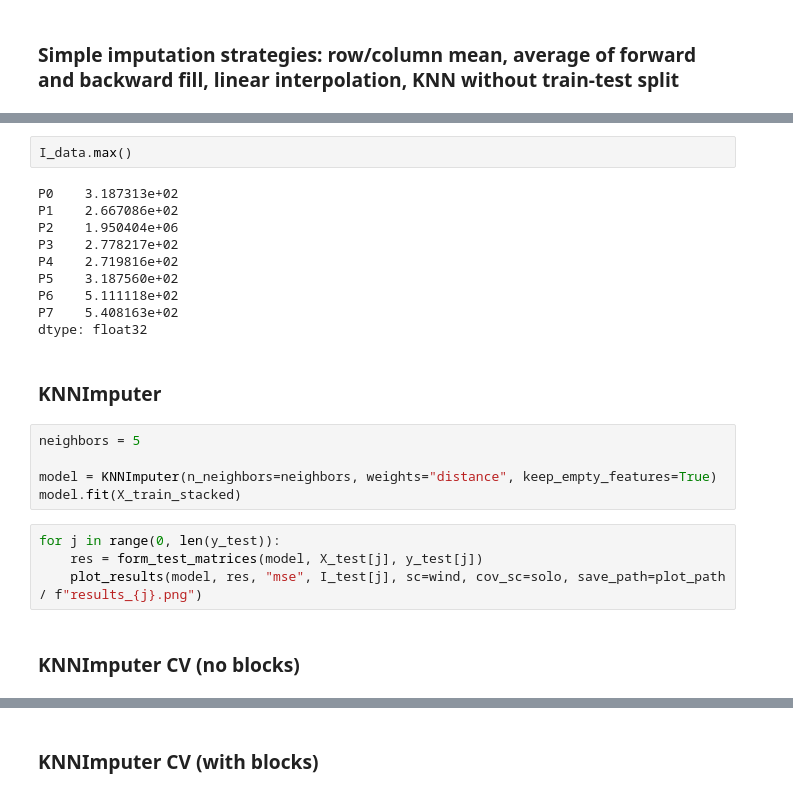
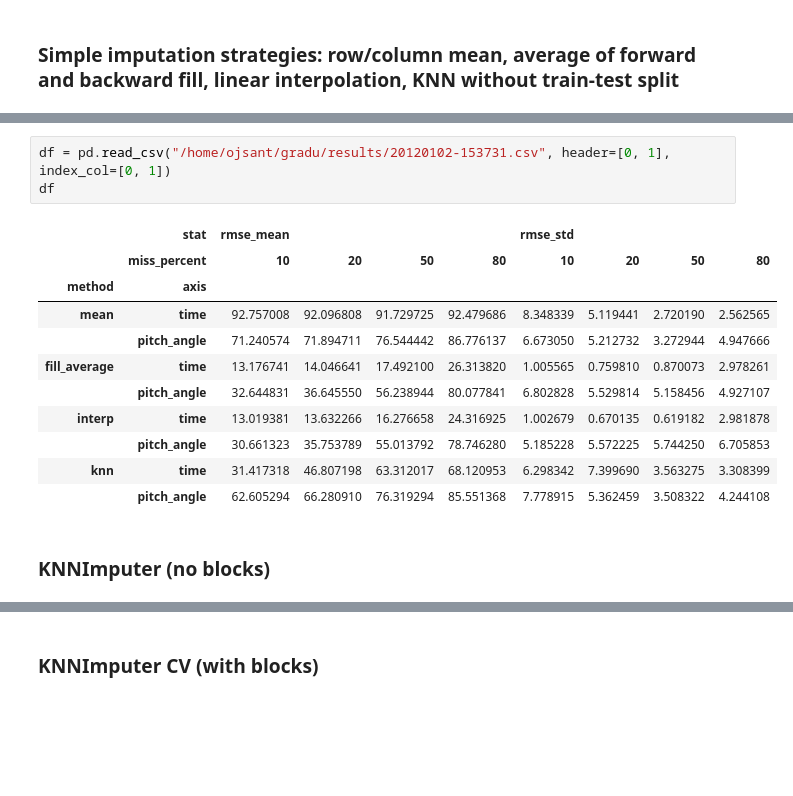
Before and after one commit to ojsant/gradu, a Jupyter notebook: pad_imputation.ipynb, the cells around one changed output, grey strips where cells are left out. Cells and saved outputs as stored; diff of their text form; blank space fills up the shorter version.

Commit message:
Tweaked plots, added code to evaluate KNN with train test split

```diff
--- a/pad_imputation.ipynb
+++ b/pad_imputation.ipynb
@@ -218,25 +249,17 @@ plot_results(Y[0], I_data, B_data, true, reduced, imputed, "rmse", wind, solo,
-# %%
-I_data.max()
-# %% [output]
-P0    3.187313e+02
-P1    2.667086e+02
-P2    1.950404e+06
-P3    2.778217e+02
-P4    2.719816e+02
-P5    3.187560e+02
-P6    5.111118e+02
-P7    5.408163e+02
-dtype: float32
+# %%
+df = pd.read_csv("/home/ojsant/gradu/results/20120102-153731.csv", header=[0, 1], index_col=[0, 1])
+df
+# %% [output]
+|  | stat | rmse_mean |  |  |  | rmse_std |  |  |  |
+|  | miss_percent | 10 | 20 | 50 | 80 | 10 | 20 | 50 | 80 |
+| method | axis |  |  |  |  |  |  |  |  |
+| mean | time | 92.757008 | 92.096808 | 91.729725 | 92.479686 | 8.348339 | 5.119441 | 2.720190 | 2.562565 |
+|  | pitch_angle | 71.240574 | 71.894711 | 76.544442 | 86.776137 | 6.673050 | 5.212732 | 3.272944 | 4.947666 |
+| fill_average | time | 13.176741 | 14.046641 | 17.492100 | 26.313820 | 1.005565 | 0.759810 | 0.870073 | 2.978261 |
+|  | pitch_angle | 32.644831 | 36.645550 | 56.238944 | 80.077841 | 6.802828 | 5.529814 | 5.158456 | 4.927107 |
+| interp | time | 13.019381 | 13.632266 | 16.276658 | 24.316925 | 1.002679 | 0.670135 | 0.619182 | 2.981878 |
+|  | pitch_angle | 30.661323 | 35.753789 | 55.013792 | 78.746280 | 5.185228 | 5.572225 | 5.744250 | 6.705853 |
+| knn | time | 31.417318 | 46.807198 | 63.312017 | 68.120953 | 6.298342 | 7.399690 | 3.563275 | 3.308399 |
+|  | pitch_angle | 62.605294 | 66.280910 | 76.319294 | 85.551368 | 7.778915 | 5.362459 | 3.508322 | 4.244108 |
 # %% [markdown]
-### KNNImputer
+### KNNImputer (no blocks)
-# %%
-neighbors = 5
-
-model = KNNImputer(n_neighbors=neighbors, weights="distance", keep_empty_features=True)
-model.fit(X_train_stacked)
-# %%
-for j in range(0, len(y_test)):
-    res = form_test_matrices(model, X_test[j], y_test[j])
-    plot_results(model, res, "mse", I_test[j], sc=wind, cov_sc=solo, save_path=plot_path / f"results_{j}.png")
-# %% [markdown]
-### KNNImputer CV (no blocks)
```
Also changed, not shown: parts of 17 cells of this notebook, 16 other files.
